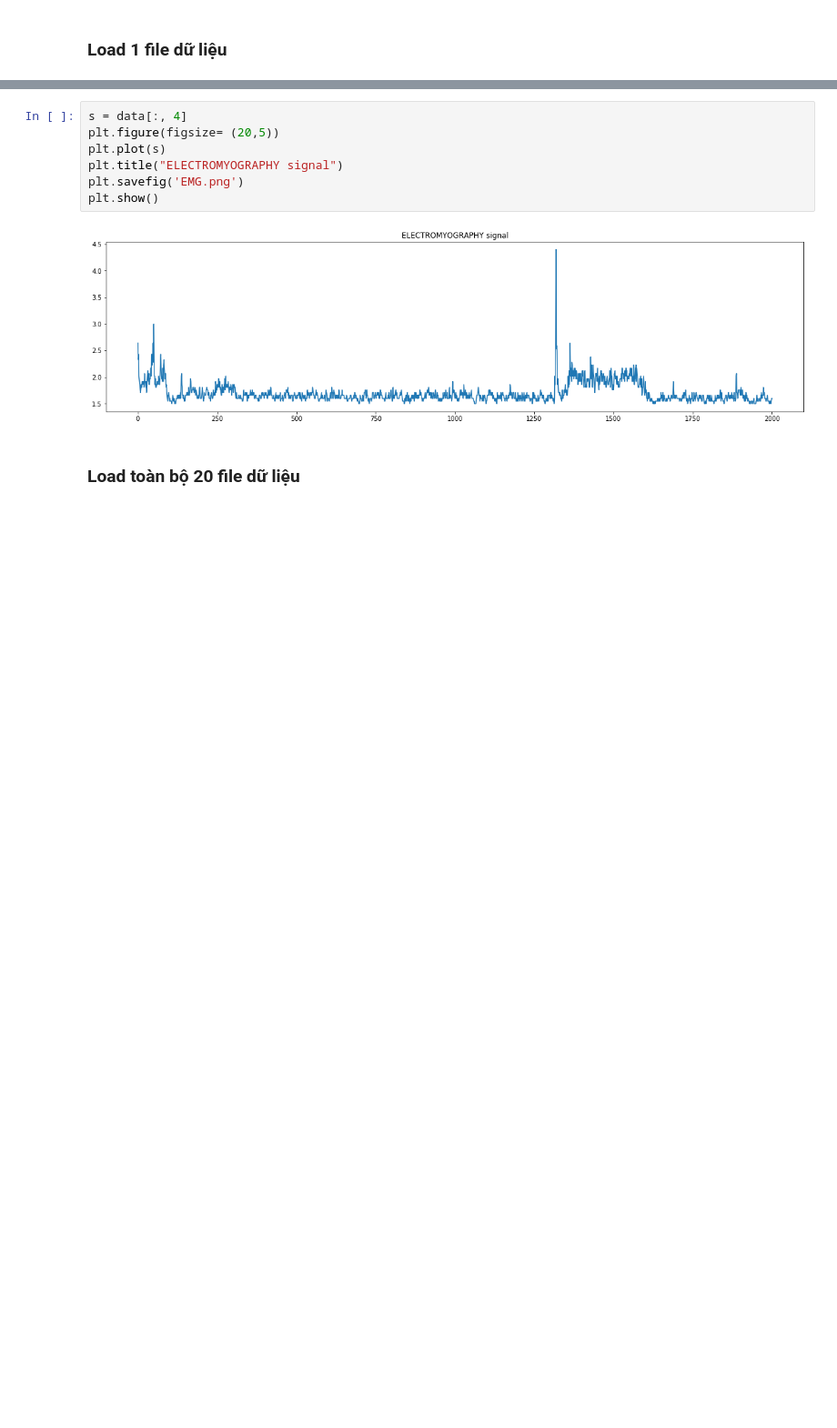
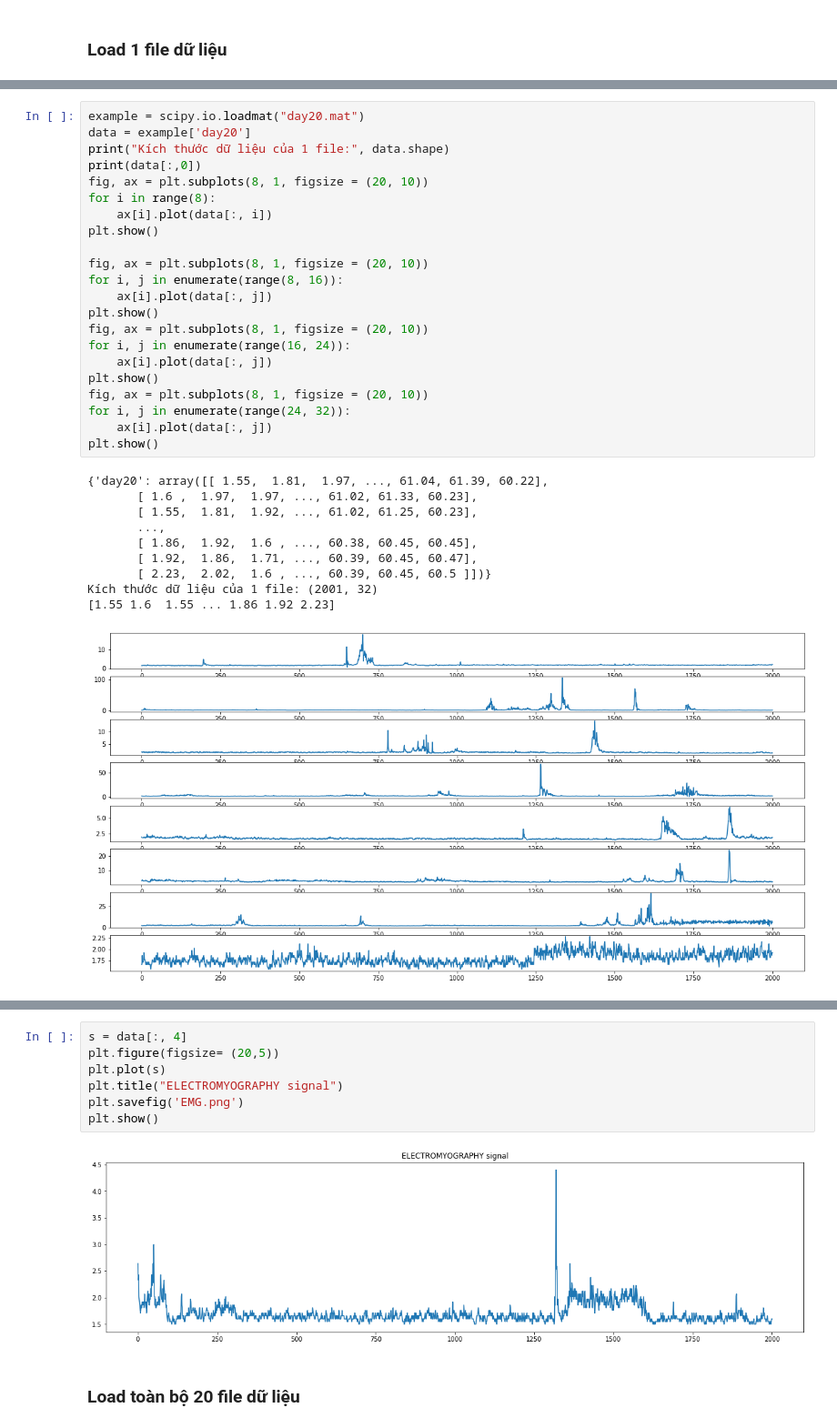
Before and after one commit to nguyennam2910/TriMun, a Jupyter notebook: MIT/setA/MAS622data/setA load_data.ipynb, the cells around one changed output, grey strips where cells are left out. Shown at 91% size. Saved outputs shown, nothing was run; the diff lists cells and outputs as text; blank space fills up the shorter version.

```diff
--- a/MIT/setA/MAS622data/setA load_data.ipynb
+++ b/MIT/setA/MAS622data/setA load_data.ipynb
@@ -51,3 +52,36 @@ Kích thước dữ liệu của 1 file: (2001, 32)
 [figure]
 [figure]
 [figure]
+# %%
+example = scipy.io.loadmat("day20.mat")
+data = example['day20']
+print("Kích thước dữ liệu của 1 file:", data.shape)
+print(data[:,0])
+fig, ax = plt.subplots(8, 1, figsize = (20, 10))
+for i in range(8):
+    ax[i].plot(data[:, i])
+plt.show()
+
+fig, ax = plt.subplots(8, 1, figsize = (20, 10))
+for i, j in enumerate(range(8, 16)):
+    ax[i].plot(data[:, j])
+plt.show()
+fig, ax = plt.subplots(8, 1, figsize = (20, 10))
+for i, j in enumerate(range(16, 24)):
+    ax[i].plot(data[:, j])
+plt.show()
+fig, ax = plt.subplots(8, 1, figsize = (20, 10))
+for i, j in enumerate(range(24, 32)):
+    ax[i].plot(data[:, j])
+plt.show()
+# %% [output]
+{'day20': array([[ 1.55,  1.81,  1.97, ..., 61.04, 61.39, 60.22],
+       [ 1.6 ,  1.97,  1.97, ..., 61.02, 61.33, 60.23],
+       [ 1.55,  1.81,  1.92, ..., 61.02, 61.25, 60.23],
+       ...,
+       [ 1.86,  1.92,  1.6 , ..., 60.38, 60.45, 60.45],
+       [ 1.92,  1.86,  1.71, ..., 60.39, 60.45, 60.47],
+       [ 2.23,  2.02,  1.6 , ..., 60.39, 60.45, 60.5 ]])}
+Kích thước dữ liệu của 1 file: (2001, 32)
+[1.55 1.6  1.55 ... 1.86 1.92 2.23]
+[figure, added]
```
Also changed, not shown: parts of 3 cells of this notebook, 1 other file.
